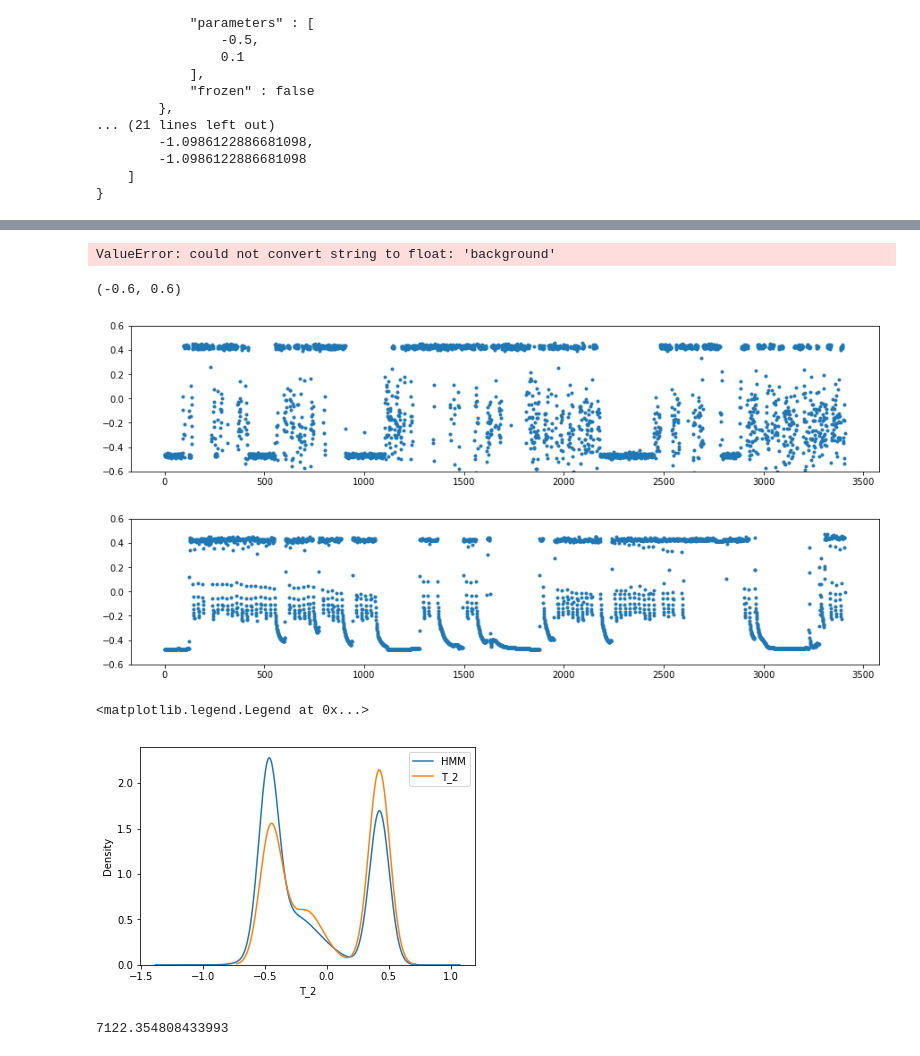
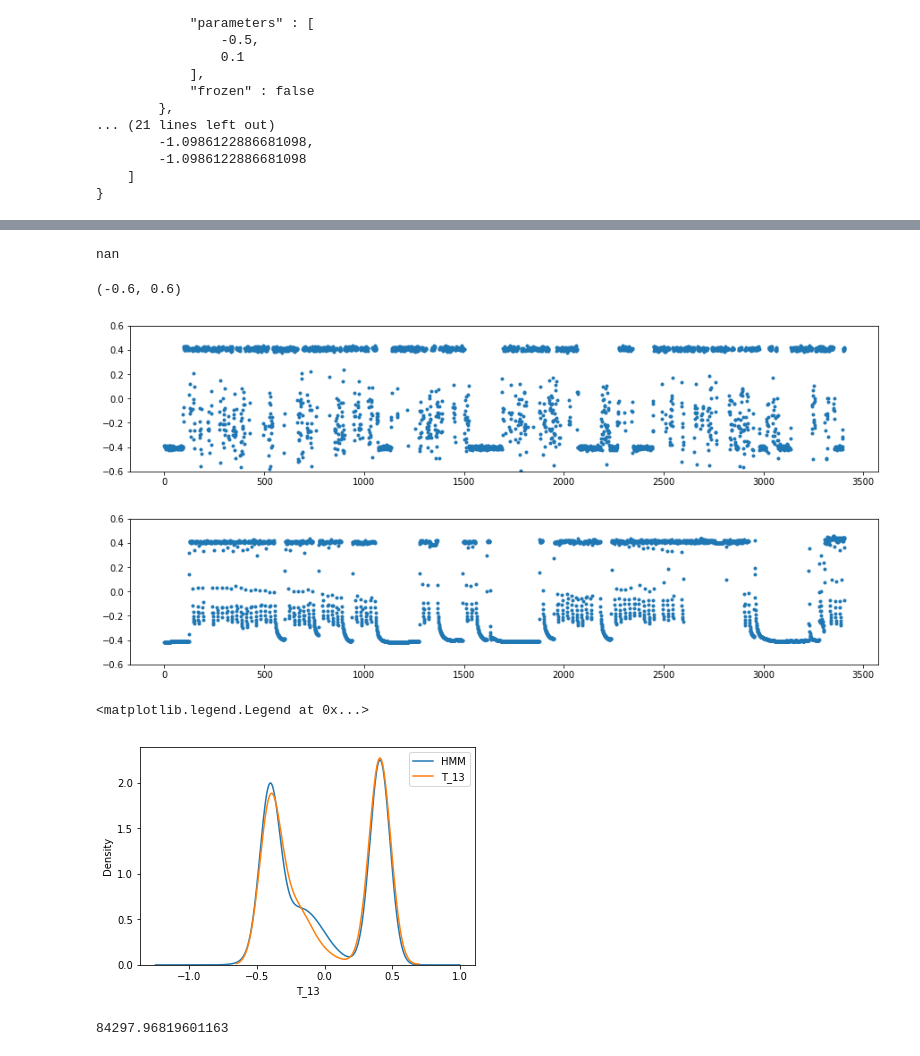
Before and after one commit to rtbs-dev/phm-feature-maker, a Jupyter notebook: pomegranate_hmm.ipynb, the cells around one changed output, grey strips where cells are left out. Drawn from its saved outputs; the diff is of its cells as text; code cells hidden in the pictures.

```diff
--- a/pomegranate_hmm.ipynb
+++ b/pomegranate_hmm.ipynb
@@ -232,13 +230,16 @@ hmm.add_transition(s2, s1, .4)  # off
 hmm.bake()
 # %%
 int_seq = gmm.predict(dfr.T_2.values.reshape(-1,1))
-state_seq = [{0:'background', 1:'trans', 2:'active'}[i] for i in int_seq]
-hmm.fit(state_seq)
+state_seq = [{0:'b', 1:'t', 2:'a'}[i] for i in int_seq]
+hmm.fit([dfr.T_3.values])
 # %% [output]
-ValueError: could not convert string to float: 'background'
+nan
 # %%
-model = HiddenMarkovModel.from_samples(NormalDistribution, n_components=3, X=[dfr.T_2.values,
-                                                                              ])
+dists = 27*[NormalDistribution(2,3)]
+
+model = HiddenMarkovModel.from_samples(MultivariateGaussianDistribution,
+                                       n_components=3,
+                                       X=[dfr.loc[:,'T_1':].values[:1000]])
 
 # model
 # %%
@@ -248,23 +249,23 @@ plt.plot(np.array(model.sample(3408)), '.')
 # plt.subplot(212)
 plt.ylim(-.6, .6)
 plt.figure(figsize=(15,3))
-plt.plot(dfr.T_2.values, '.')
+plt.plot(dfr.T_13.values, '.')
 plt.ylim(-.6, .6)
 # %% [output]
 (-0.6, 0.6)
-[figure, old version]
+[figure, new version]
-[figure, old version]
+[figure, new version]
 # %%
 pd.DataFrame(np.array(model.sample(3408))).plot(kind='kde', label='HMM')
-sns.distplot(dfr.T_2, hist=False, label='T_2')
-plt.legend(['HMM', 'T_2'])
+sns.distplot(dfr.T_13, hist=False, label='T_13')
+plt.legend(['HMM', 'T_13'])
 # %% [output]
 <matplotlib.legend.Legend at 0x...>
-[figure, old version]
+[figure, new version]
 # %%
-model.log_probability(dfr.T_2.values)
+model.log_probability(dfr.values)
 # %% [output]
-7122.354808433993
+84297.96819601163
 # %%
 for dist in model.states[:3]:
     sns.distplot(dist.distribution.sample(1000), norm_hist=True)
```
Also changed, not shown: parts of 11 cells of this notebook.
